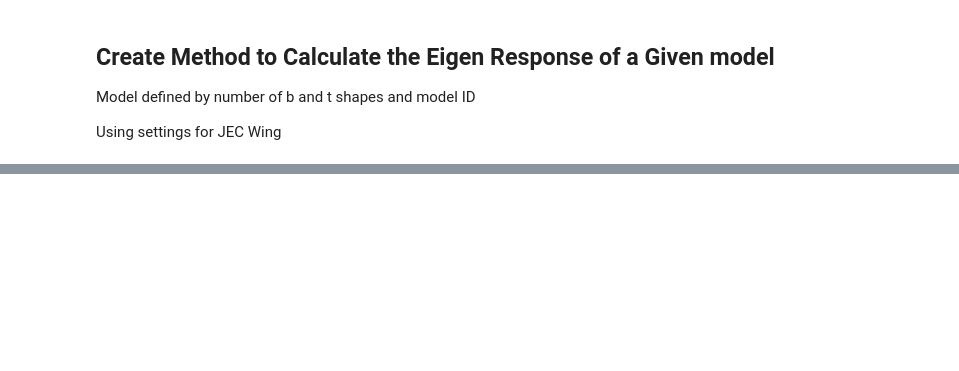
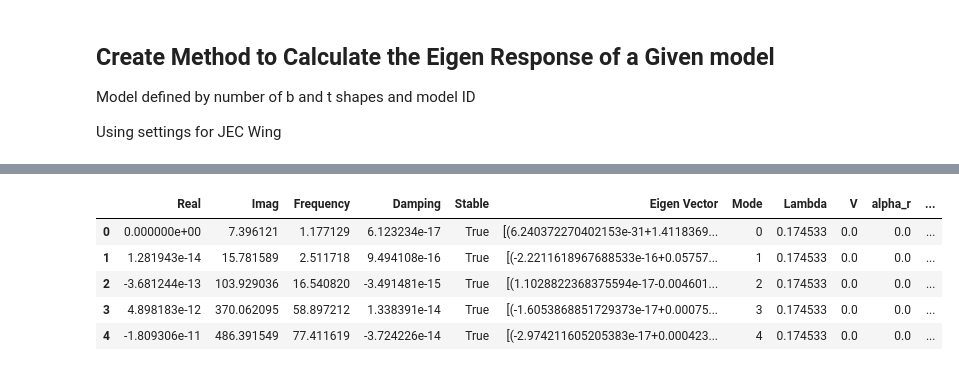
Before and after one commit to fh9g12/FwtModels, a Jupyter notebook: Workbooks/9_RectWingModelGen/3_Gen Flutter Results_JEC2.ipynb, the cells around one changed output, grey strips where cells are left out. Saved outputs shown, nothing was run; the diff lists cells and outputs as text; code cells hidden in the pictures; blank space fills up the shorter version.

```diff
--- a/Workbooks/9_RectWingModelGen/3_Gen Flutter Results_JEC2.ipynb
+++ b/Workbooks/9_RectWingModelGen/3_Gen Flutter Results_JEC2.ipynb
@@ -61,0 +87,11 @@ Model_Eigen(0,3,3)
+# %%
+t = pd.read_pickle(f'Eigen_3B3T-M5_JEC2.pkl')
+# %%
+t.head()
+# %% [output]
+|  | Real | Imag | Frequency | Damping | Stable | Eigen Vector | Mode | Lambda | V | alpha_r | ... |
+| 0 | 0.000000e+00 | 7.396121 | 1.177129 | 6.123234e-17 | True | [(6.240372270402153e-31+1.4118369... | 0 | 0.174533 | 0.0 | 0.0 | ... |
+| 1 | 1.281943e-14 | 15.781589 | 2.511718 | 9.494108e-16 | True | [(-2.2211618967688533e-16+0.05757... | 1 | 0.174533 | 0.0 | 0.0 | ... |
+| 2 | -3.681244e-13 | 103.929036 | 16.540820 | -3.491481e-15 | True | [(1.1028822368375594e-17-0.004601... | 2 | 0.174533 | 0.0 | 0.0 | ... |
+| 3 | 4.898183e-12 | 370.062095 | 58.897212 | 1.338391e-14 | True | [(-1.6053868851729373e-17+0.00075... | 3 | 0.174533 | 0.0 | 0.0 | ... |
+| 4 | -1.809306e-11 | 486.391549 | 77.411619 | -3.724226e-14 | True | [(-2.974211605205383e-17+0.000423... | 4 | 0.174533 | 0.0 | 0.0 | ... |
```
Also changed, not shown: parts of 14 cells of this notebook, 9 other files.
